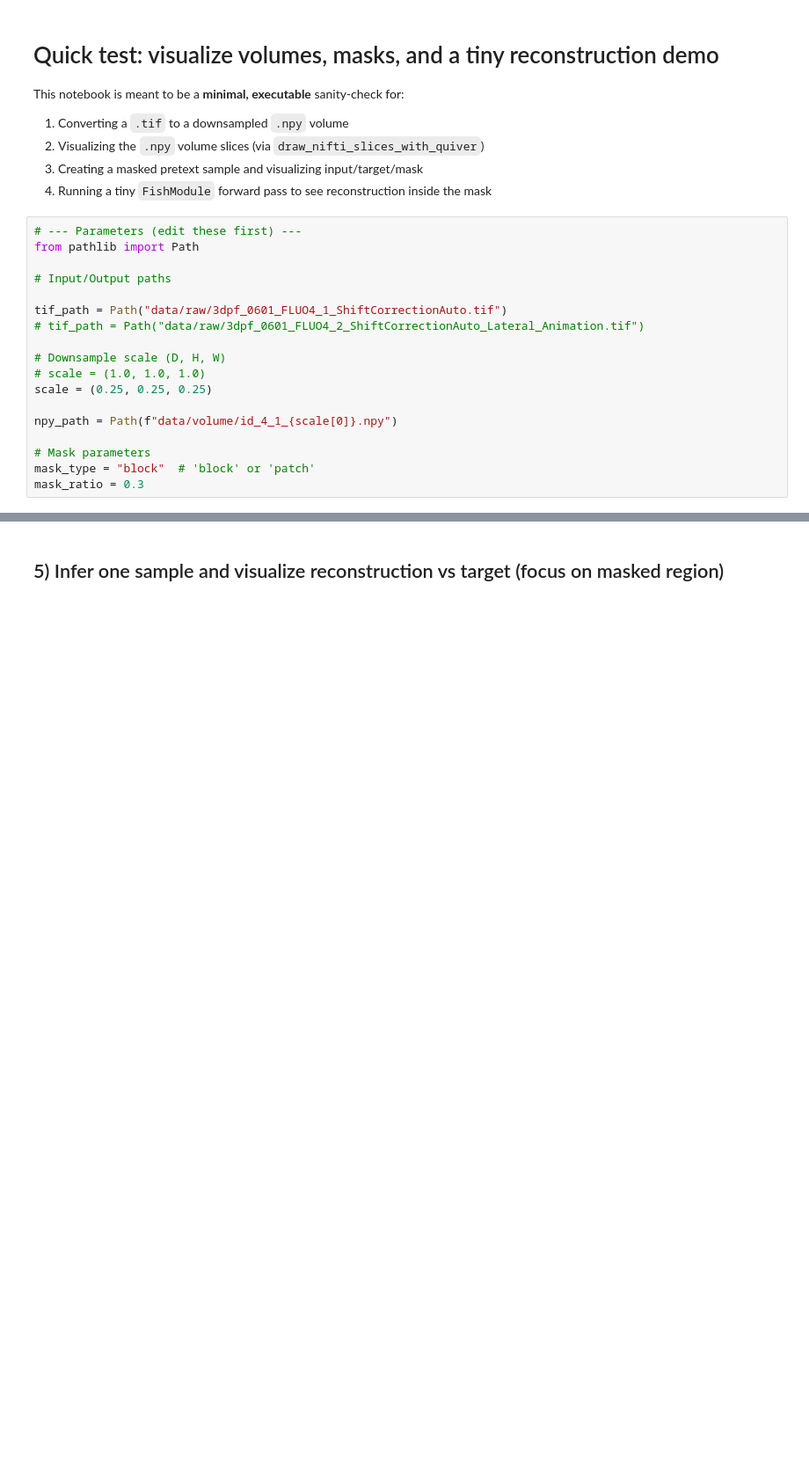
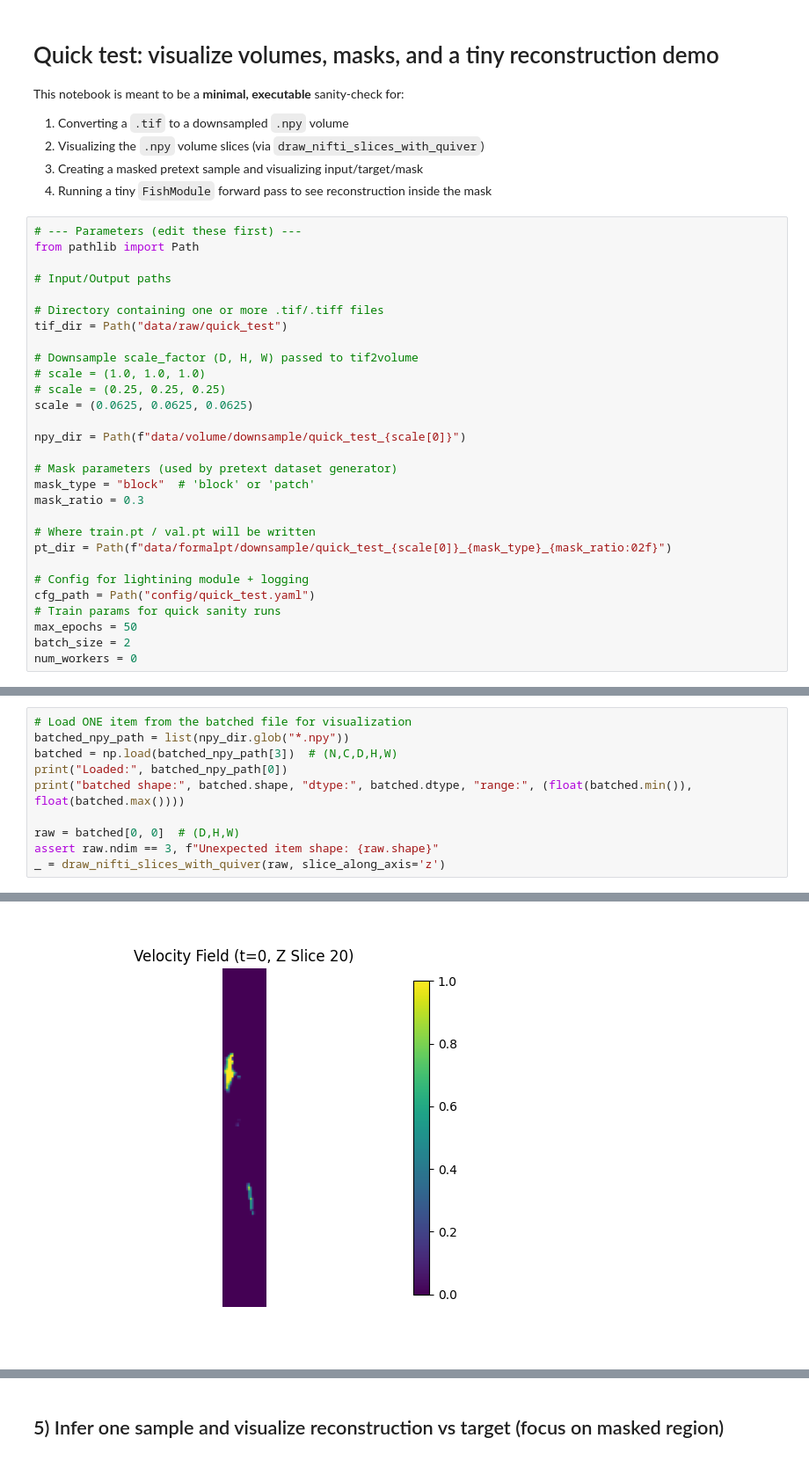
Before and after one commit to Winfred666/zebrafish_represent, a Jupyter notebook: quick_test.ipynb, the cells around one changed output, grey strips where cells are left out. Shown at 88% size. Cells and saved outputs as stored; diff of their text form; blank space fills up the shorter version.

```diff
--- a/quick_test.ipynb
+++ b/quick_test.ipynb
@@ -13,18 +13,29 @@ from pathlib import Path
 
 # Input/Output paths
 
-tif_path = Path("data/raw/3dpf_0601_FLUO4_1_ShiftCorrectionAuto.tif")
-# tif_path = Path("data/raw/3dpf_0601_FLUO4_2_ShiftCorrectionAuto_Lateral_Animation.tif")
+# Directory containing one or more .tif/.tiff files
+tif_dir = Path("data/raw/quick_test")
 
-# Downsample scale (D, H, W)
+# Downsample scale_factor (D, H, W) passed to tif2volume
 # scale = (1.0, 1.0, 1.0)
-scale = (0.25, 0.25, 0.25)
+# scale = (0.25, 0.25, 0.25)
+scale = (0.0625, 0.0625, 0.0625)
 
-npy_path = Path(f"data/volume/id_4_1_{scale[0]}.npy")
+npy_dir = Path(f"data/volume/downsample/quick_test_{scale[0]}")
 
-# Mask parameters
+# Mask parameters (used by pretext dataset generator)
 mask_type = "block"  # 'block' or 'patch'
 mask_ratio = 0.3
+
+# Where train.pt / val.pt will be written
+pt_dir = Path(f"data/formalpt/downsample/quick_test_{scale[0]}_{mask_type}_{mask_ratio:02f}")
+
+# Config for lightining module + logging
+cfg_path = Path("config/quick_test.yaml")
+# Train params for quick sanity runs
+max_epochs = 50
+batch_size = 2
+num_workers = 0
 # %%
 # --- Imports ---
 import numpy as np
@@ -84,0 +87,11 @@ _ = draw_nifti_slices_with_quiver(
+# %%
+# Load ONE item from the batched file for visualization
+batched_npy_path = list(npy_dir.glob("*.npy"))
+batched = np.load(batched_npy_path[3])  # (N,C,D,H,W)
+print("Loaded:", batched_npy_path[0])
+print("batched shape:", batched.shape, "dtype:", batched.dtype, "range:", (float(batched.min()), float(batched.max())))
+
+raw = batched[0, 0]  # (D,H,W)
+assert raw.ndim == 3, f"Unexpected item shape: {raw.shape}"
+_ = draw_nifti_slices_with_quiver(raw, slice_along_axis='z')
+# %% [output]
@@ -84,0 +101 @@ _ = draw_nifti_slices_with_quiver(
+[figure, added]
```
Also changed, not shown: parts of 14 cells of this notebook, 13 other files.
